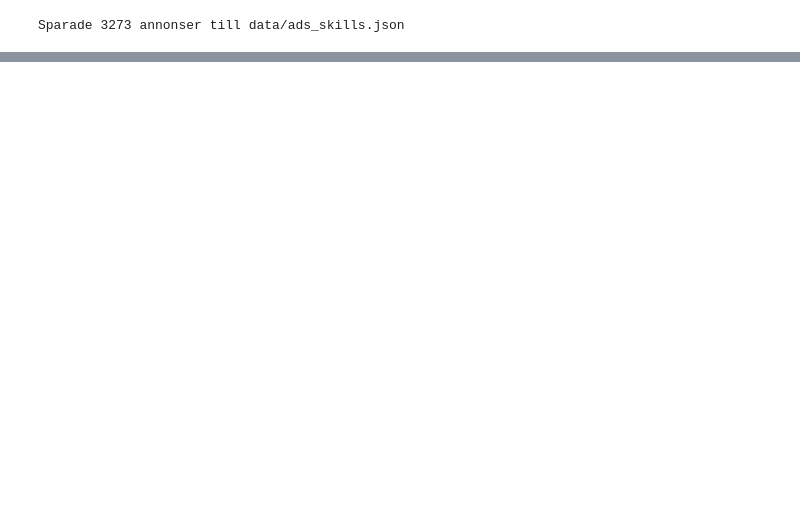
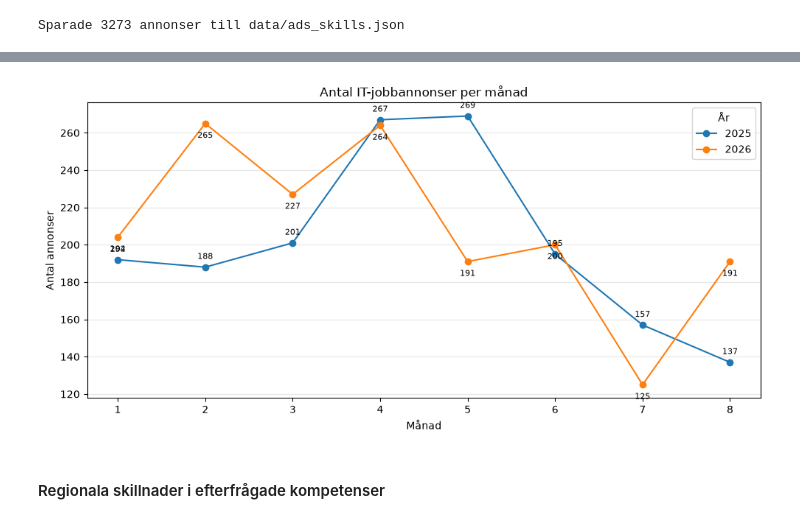
Before and after one commit to emanuelssonlinnea-rgb/End-to-end-projekt-i-Data-Science, a Jupyter notebook: notebooks/07_full_dataset_analysis.ipynb, the cells around one changed output, grey strips where cells are left out. Cells and saved outputs as stored; diff of their text form; code cells hidden in the pictures; blank space fills up the shorter version.

```diff
--- a/notebooks/07_full_dataset_analysis.ipynb
+++ b/notebooks/07_full_dataset_analysis.ipynb
@@ -348,0 +726,42 @@ Stickproven är små (10 träffar per kompetens), och en träff betyder inte all
+# %%
+# Antal jobbannonser per månad och år
+monthly_ads = (
+    jan_aug_skills.groupby(["year", "month"])
+    .size()
+    .unstack("year", fill_value=0)
+)
+
+ax = monthly_ads.plot(
+    kind="line",
+    marker="o",
+    figsize=(10, 5)
+)
+
+ax.set(
+    title="Antal IT-jobbannonser per månad",
+    xlabel="Månad",
+    ylabel="Antal annonser",
+    xticks=range(1, 9)
+)
+
+ax.legend(title="År")
+
+# Lägg till siffror vid varje datapunkt
+for year in monthly_ads.columns:
+    for month, value in monthly_ads[year].items():
+        ax.annotate(
+            f"{value:.0f}",
+            (month, value),
+            textcoords="offset points",
+            xytext = (0, 8) if year == 2025 else (0, -14),
+            ha="center",
+            fontsize=8
+        )
+
+ax.grid(axis="y", alpha=0.3)
+plt.tight_layout()
+plt.show()
+# %% [output]
+[figure, added]
+# %% [markdown]
+#### Regionala skillnader i efterfrågade kompetenser
```
Also changed, not shown: parts of 15 cells of this notebook.
